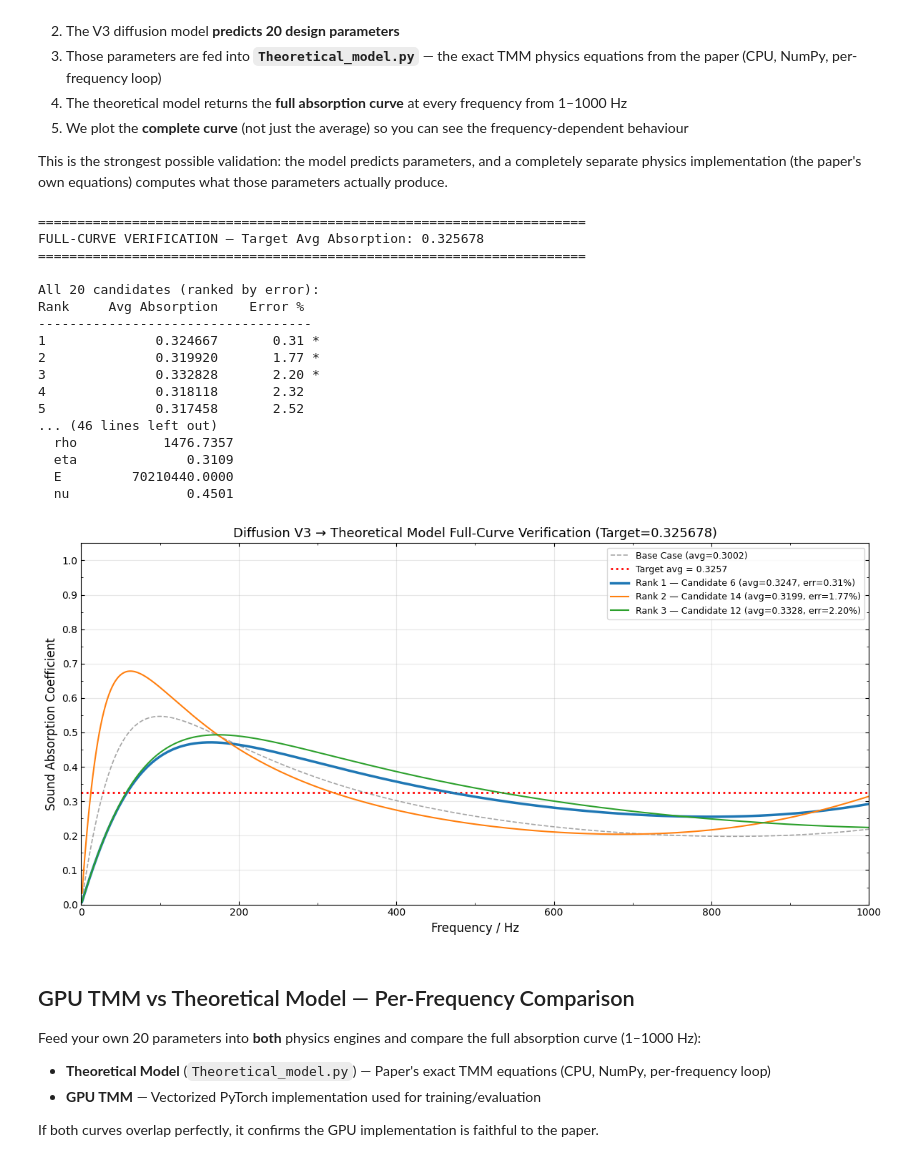
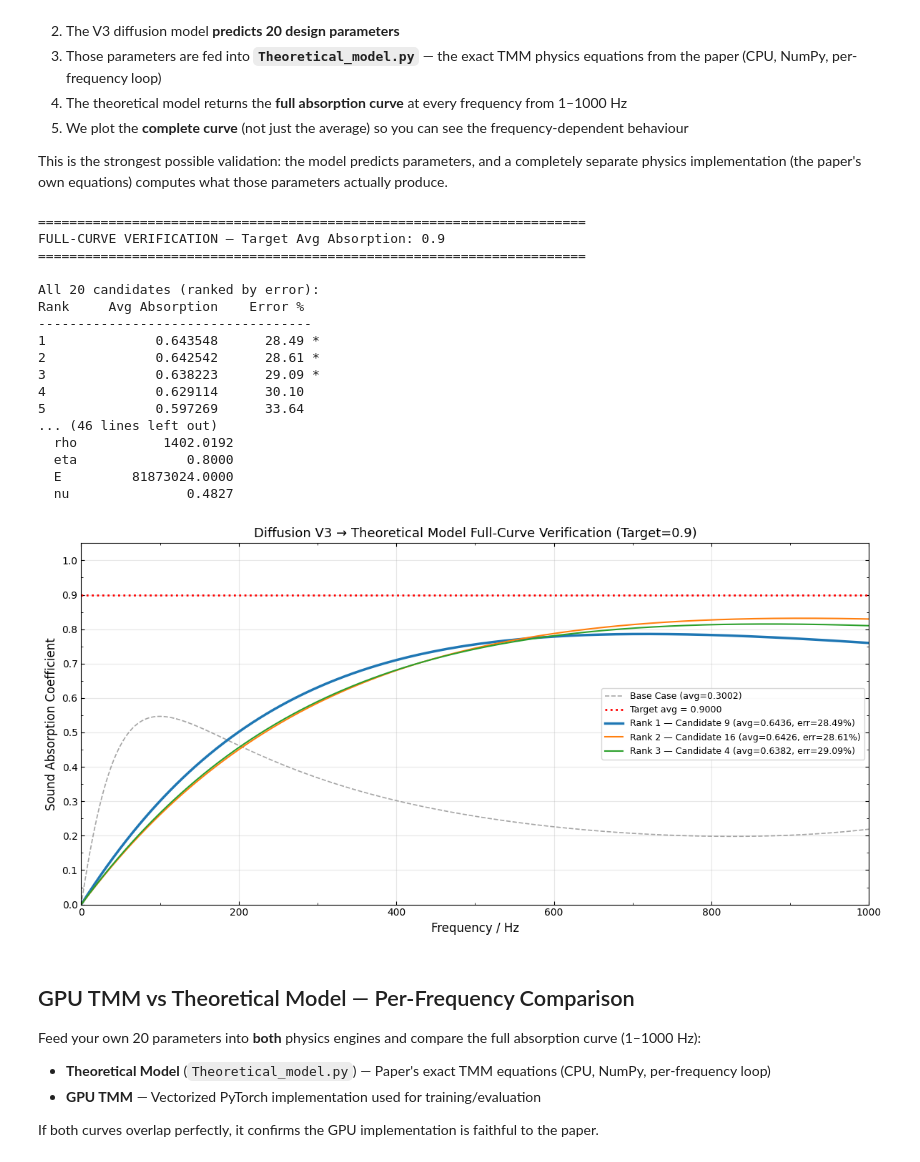
Before and after one commit to SlumberScript/Underwater-acoustics-absorption, a Jupyter notebook: notebooks/10_Advanced_Audit_and_Improved_Diffusion.ipynb, the cells around one changed output. Cells and saved outputs as stored; diff of their text form; code cells hidden in the pictures.

```diff
--- a/notebooks/10_Advanced_Audit_and_Improved_Diffusion.ipynb
+++ b/notebooks/10_Advanced_Audit_and_Improved_Diffusion.ipynb
@@ -1444,45 +1444,45 @@ def predict_and_plot_full_curve(diffusion, scaler, target_absorption, device,
     ax.set_ylim(0, 1.05)
     ax.set_yticks(np.arange(0, 1.1, 0.1))
     ax.yaxis.set_minor_locator(AutoMinorLocator(2))
     ax.xaxis.set_minor_locator(AutoMinorLocator(2))
     ax.tick_params(direction='in', which='both', top=True, right=True)
     ax.legend(loc='best', frameon=True, fontsize=9)
     ax.set_title(f'Diffusion V3 → Theoretical Model Full-Curve Verification '
                  f'(Target={target_absorption})', fontsize=13)
     ax.grid(True, alpha=0.3)
     plt.tight_layout()
     plt.show()
 
     return curves
 
 # ╔══════════════════════════════════════════════════════╗
 # ║  CHANGE THIS VALUE TO YOUR DESIRED TARGET ABSORPTION ║
 # ╚══════════════════════════════════════════════════════╝
-TARGET = 0.325678
+TARGET = 0.9
 
 full_curve_results = predict_and_plot_full_curve(
     diffusion_v3, scaler_v3, TARGET, device,
     num_candidates=20, show_top_n=3
 )
 # %% [output]
 ======================================================================
-FULL-CURVE VERIFICATION — Target Avg Absorption: 0.325678
+FULL-CURVE VERIFICATION — Target Avg Absorption: 0.9
 ======================================================================
 
 All 20 candidates (ranked by error):
 Rank     Avg Absorption    Error %
 -----------------------------------
-1              0.324667       0.31 *
-2              0.319920       1.77 *
-3              0.332828       2.20 *
-4              0.318118       2.32
-5              0.317458       2.52
+1              0.643548      28.49 *
+2              0.642542      28.61 *
+3              0.638223      29.09 *
+4              0.629114      30.10
+5              0.597269      33.64
 ... (46 lines left out)
-  rho           1476.7357
-  eta              0.3109
-  E         70210440.0000
-  nu               0.4501
+  rho           1402.0192
+  eta              0.8000
+  E         81873024.0000
+  nu               0.4827
-[figure, old version]
+[figure, new version]
 # %% [markdown]
 ## GPU TMM vs Theoretical Model — Per-Frequency Comparison
 
```
